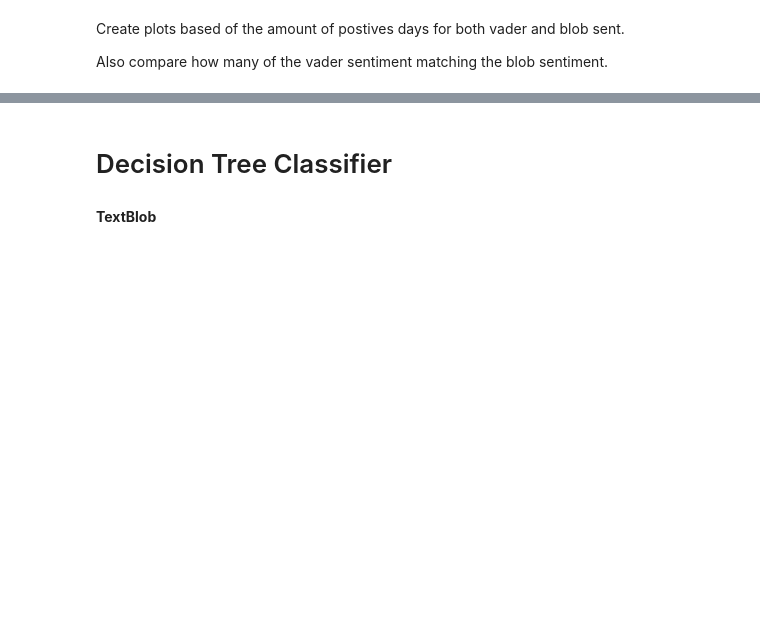
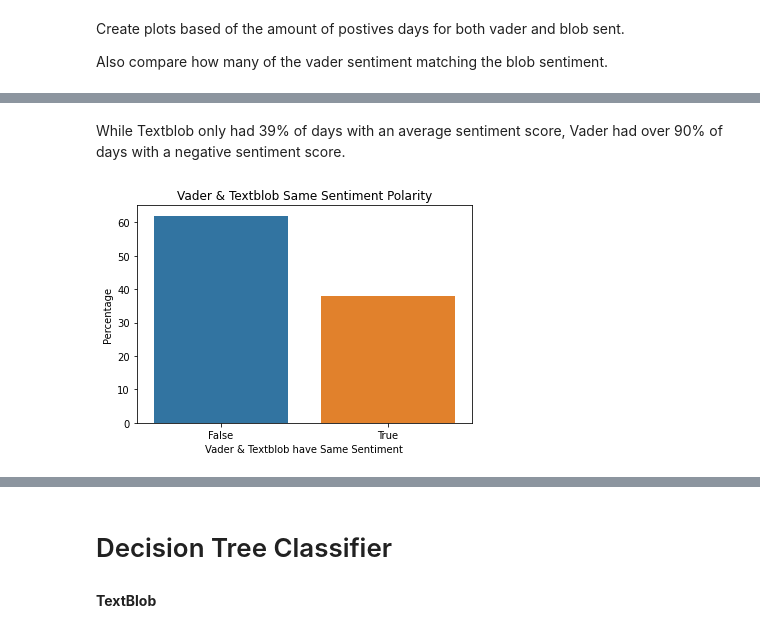
Before and after one commit to yuanfengli168/IMT575_DS, a Jupyter notebook: News_Headlines_And_Stock_Performance.ipynb, the cells around one changed output, grey strips where cells are left out. Cells and saved outputs as stored; diff of their text form; code cells hidden in the pictures; blank space fills up the shorter version.

```diff
--- a/News_Headlines_And_Stock_Performance.ipynb
+++ b/News_Headlines_And_Stock_Performance.ipynb
@@ -802,0 +609,11 @@ See the caveats in the documentation: https://pandas.pydata.org/pandas-docs/stab
+# %% [markdown]
+While Textblob only had 39% of days with an average sentiment score, Vader had over 90% of days with a negative sentiment score.
+# %%
+percentage = lambda i: len(i) / float(len(x)) * 100
+
+x= label_sent_df['nltk_equals_blob_pos']
+ax = sns.barplot(x=x, y=x,  estimator=percentage)
+ax.set(ylabel="Percentage", xlabel = 'Vader & Textblob have Same Sentiment', title = 'Vader & Textblob Same Sentiment Polarity')
+plt.show()
+# %% [output]
+[figure, added]
```
Also changed, not shown: parts of 80 cells of this notebook.
